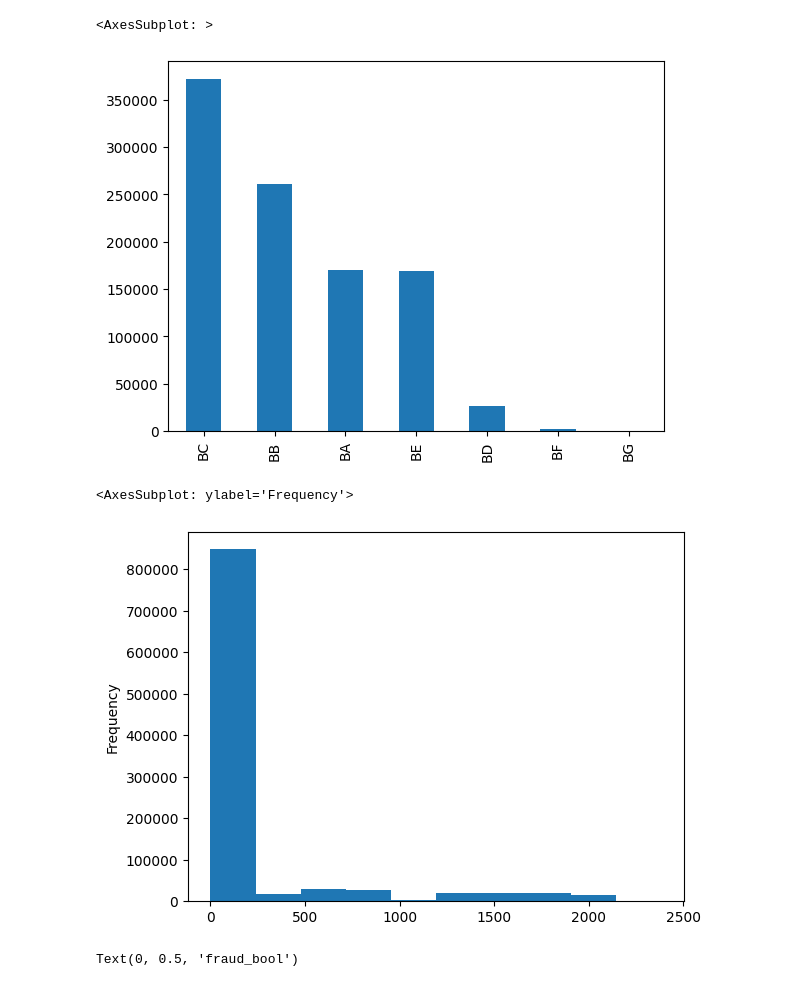
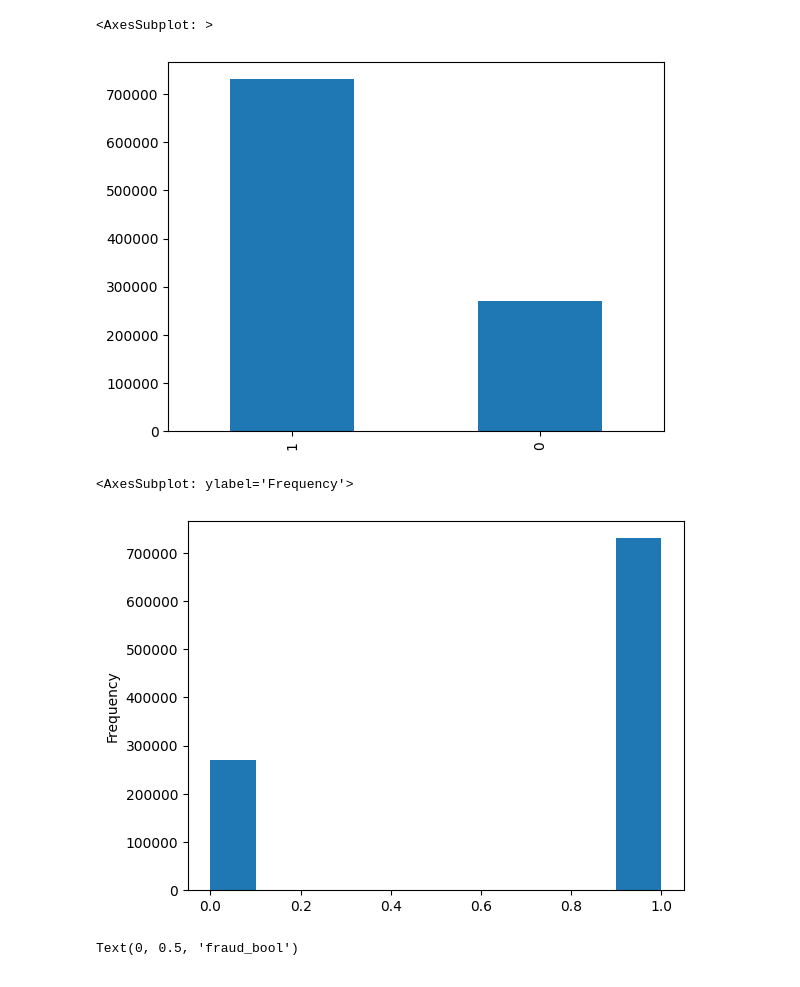
Before and after one commit to kevxemail/bank-fraud-detection, a Jupyter notebook: experiment.ipynb, the cells around one changed output. Cells and saved outputs as stored; diff of their text form; code cells hidden in the pictures.

Commit message:
Further experimentation with experiment.ipynb
Experimented with more feature engineering to achieve a better ROC AUC score

```diff
--- a/experiment.ipynb
+++ b/experiment.ipynb
@@ -15,0 +36,8 @@ y_true = bankDF['fraud_bool']
+# %%
+# Quantify the employment status, 1 if CA, otherwise 0
+bankDF['employment_status'] = bankDF['employment_status'].apply(lambda x: 1 if x == 'CA' else 0)
+bankDF['device_os_windows'] = bankDF['device_os'].apply(lambda x: 1 if x == 'windows' else 0)
+bankDF['housing_status_BA'] = bankDF['housing_status'].apply(lambda x: 1 if x == 'BA' else 0)
+
+# Natural log scaling for these categories
+bankDF.dtypes
@@ -16,13 +62,13 @@ y_true = bankDF['fraud_bool']
 # %%
-bankDF['housing_status'].value_counts().plot(kind='bar')
+bankDF['employment_status'].value_counts().plot(kind='bar')
 # %% [output]
 <AxesSubplot: >
-[figure, old version]
+[figure, new version]
 # %%
-bankDF.bank_branch_count_8w.plot.hist() # Experiment with the data
+bankDF.employment_status.plot.hist() # Experiment with the data
 # %% [output]
 <AxesSubplot: ylabel='Frequency'>
-[figure, old version]
+[figure, new version]
 # %%
 plt.scatter(bankDF['session_length_in_minutes'], bankDF['fraud_bool'])
 plt.xlabel('session_length_in_minutes')
```
Also changed, not shown: parts of 11 cells of this notebook, 1 other file.
